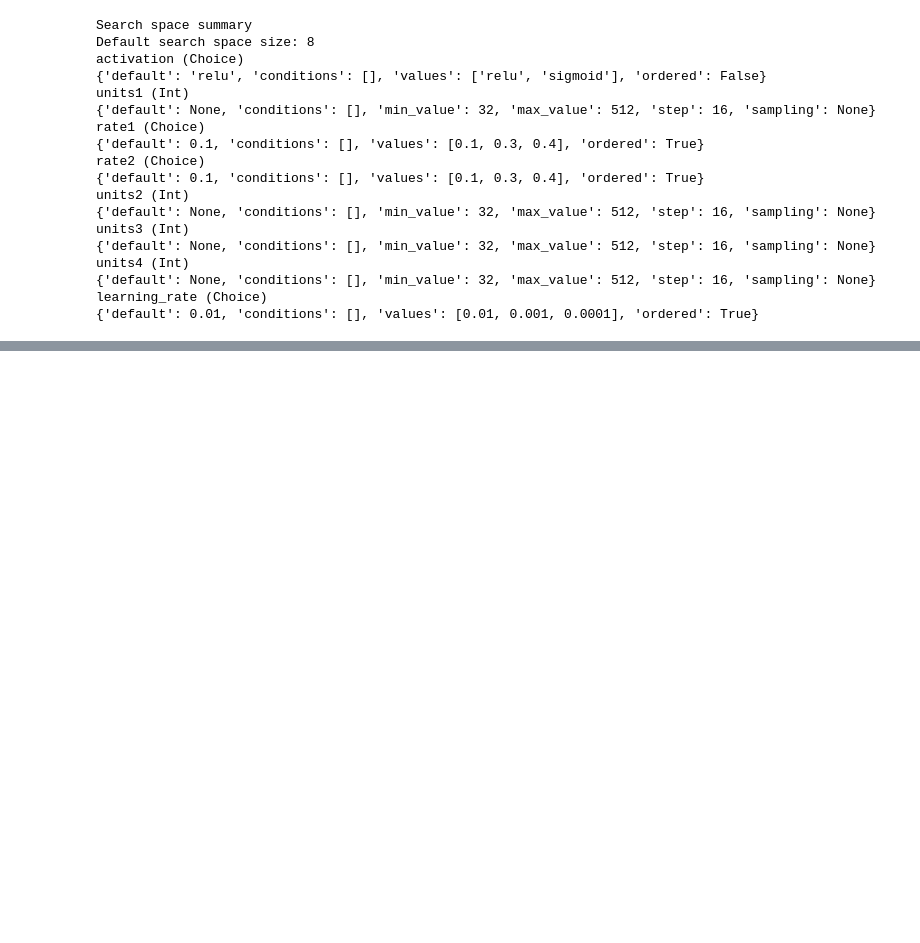
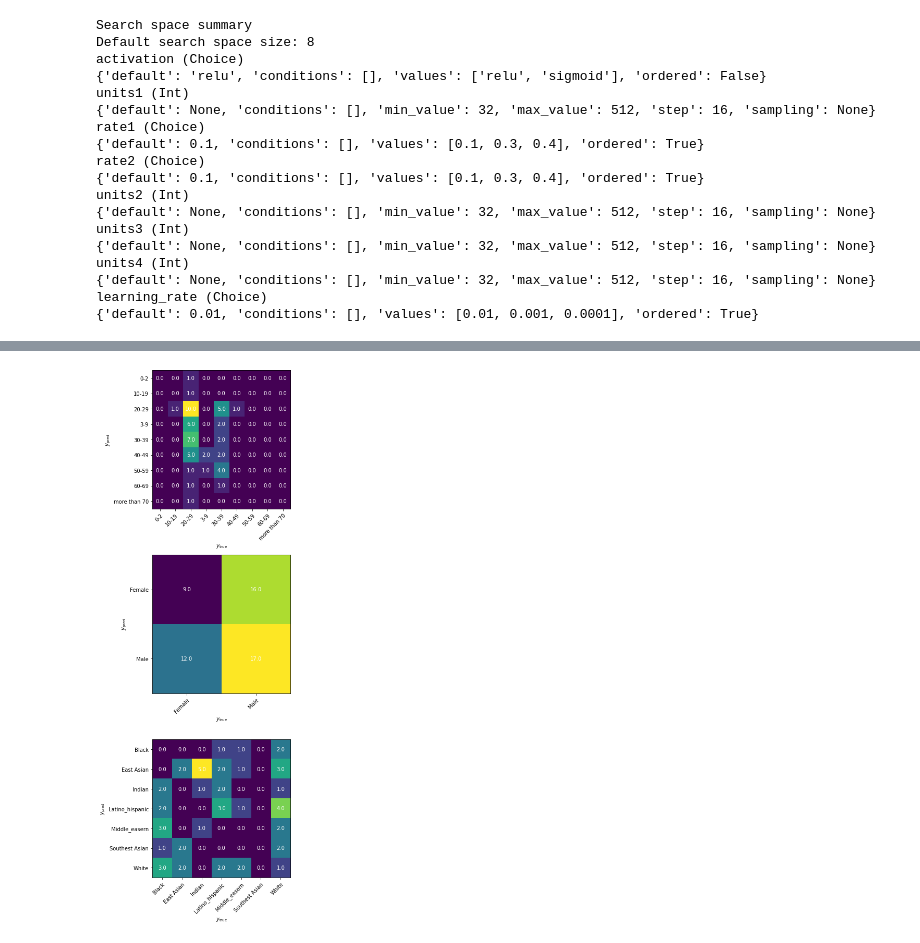
Before and after one commit to Schify/FacExcerciseBook, a Jupyter notebook: DL_BHW_final.ipynb, the cells around one changed output, grey strips where cells are left out. Cells and saved outputs as stored; diff of their text form; code cells hidden in the pictures; blank space fills up the shorter version.

```diff
--- a/DL_BHW_final.ipynb
+++ b/DL_BHW_final.ipynb
@@ -328,0 +339,38 @@ Text(0.5, 1.0, "True=['3-9', 'Male', 'Middle_easern', 'True']\npredicted=['20-29
+# %%
+conf_age = np.zeros((len(ages), len(ages)))
+conf_sex = np.zeros((len(sexes), len(sexes)))
+conf_race = np.zeros((len(races), len(races)))
+
+confusions = [conf_age,conf_sex,conf_race]
+
+for i, (ytrue, ypred) in enumerate(zip(true_test_labels,predicted_labels)):
+  for j in range(3):
+    confusions[j][cat_dicts[j][ytrue[j]],cat_dicts[j][ypred[j]]] += 1
+# %%
+cats = [ages, sexes, races]
+
+figs, axs = plt.subplots(3,1, figsize=(15,15))
+for i in range(3):
+
+  im = axs[i].imshow(confusions[i])
+
+# Show all ticks and label them with the respective list entries
+  axs[i].set_xticks(np.arange(0.0, len(cats[i]), 1.0))
+  axs[i].set_yticks(np.arange(0.0, len(cats[i]), 1.0))
+
+  axs[i].set_xticklabels(cats[i])
+  axs[i].set_yticklabels(cats[i])
+  axs[i].set_xlabel("$y_{\mathrm{true}}$")
+  axs[i].set_ylabel("$y_{\mathrm{pred}}$")
+# Rotate the tick labels and set their alignment.
+  plt.setp(axs[i].get_xticklabels(), rotation=45, ha="right",
+         rotation_mode="anchor")
+
+# Loop over data dimensions and create text annotations.
+  for j in range(len(cats[i])):
+      for k in range(len(cats[i])):
+          text = axs[i].text(k, j, confusions[i][j, k],
+                       ha="center", va="center", color="w")
+figs.tight_layout()
+# %% [output]
+[figure, added]
```
Also changed, not shown: parts of 10 cells of this notebook, 2 other files.
